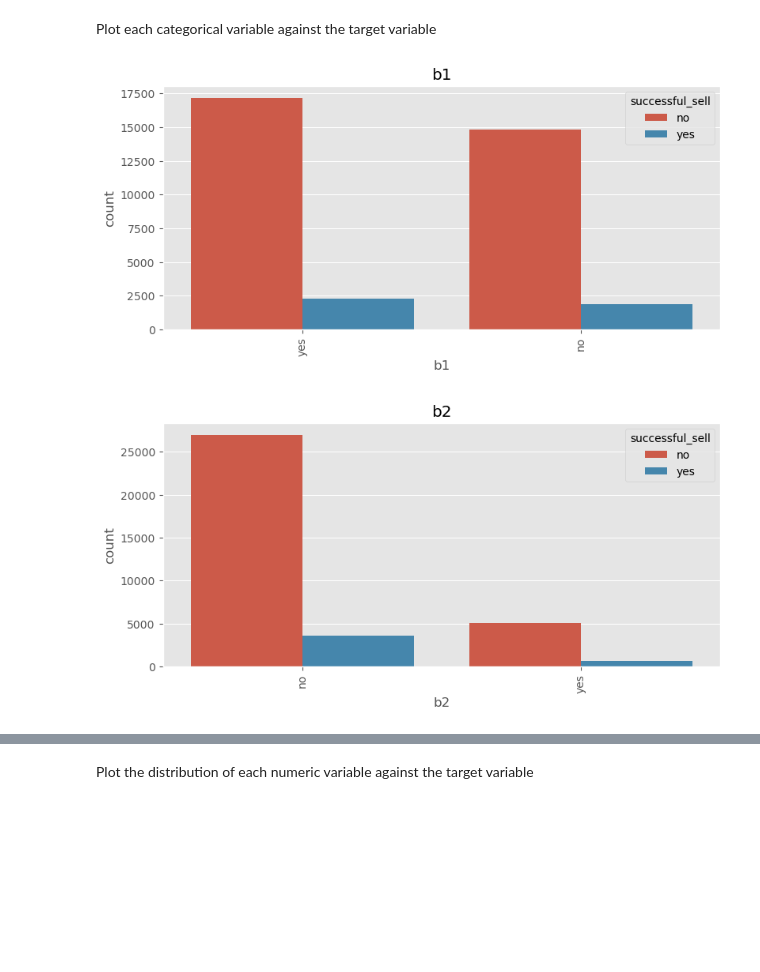
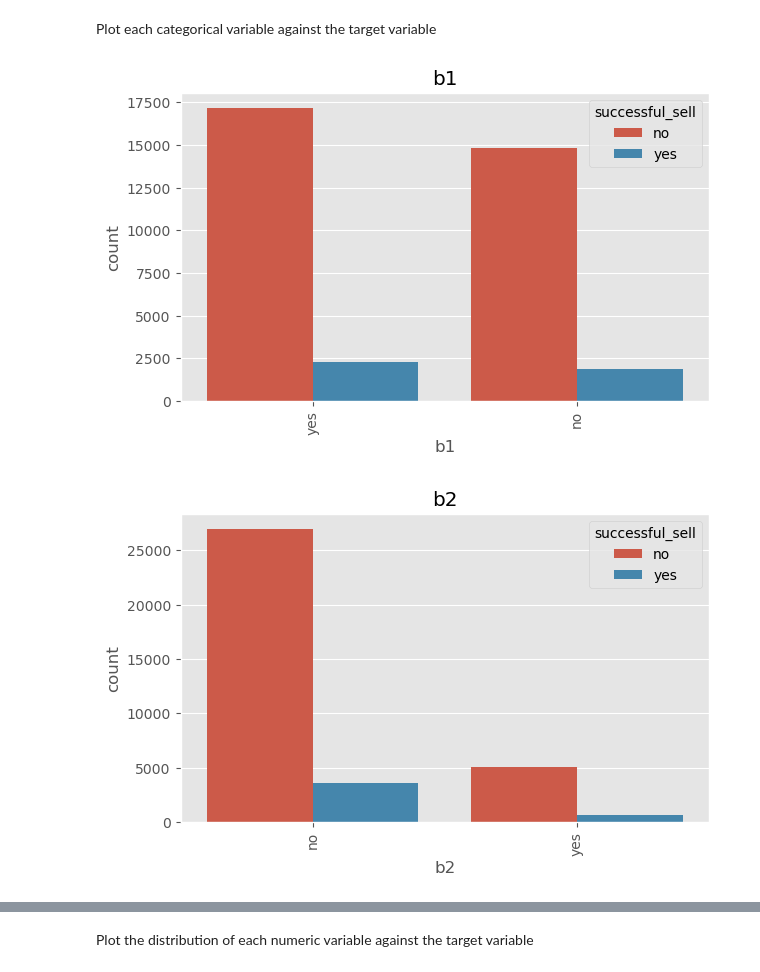
Before and after one commit to shreeya-v-k/phData, a Jupyter notebook: Project_Challenge.ipynb, the cells around one changed output, grey strips where cells are left out. Saved outputs shown, nothing was run; the diff lists cells and outputs as text; code cells hidden in the pictures; blank space fills up the shorter version.

```diff
--- a/Project_Challenge.ipynb
+++ b/Project_Challenge.ipynb
@@ -397,11 +396,11 @@ Plot each categorical variable against the target variable
 # %%
 plt.style.use("ggplot")
 for column in cat_cols:
-    plt.figure(figsize=(20,4))
+    plt.figure(figsize=(15,4))
     plt.subplot(121)
     sns.countplot(x = df[column], hue=df["successful_sell"])
     plt.title(column)
     plt.xticks(rotation=90)
 # %% [output]
-[figure, old version]
+[figure, new version]
-[figure, old version]
+[figure, new version]
```
Also changed, not shown: parts of 11 cells of this notebook.
